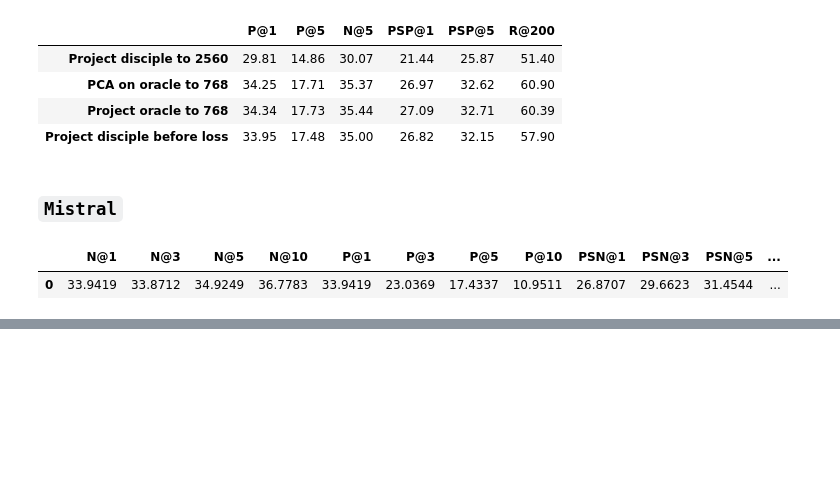
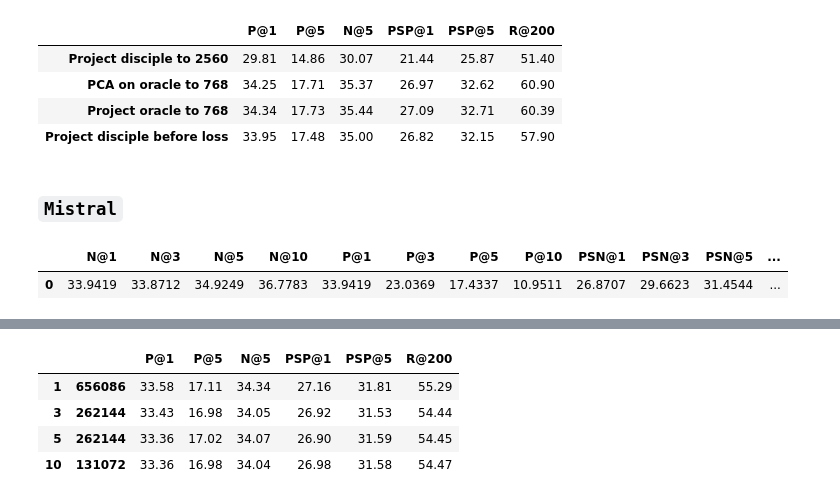
Before and after one commit to suchith720/medic, a Jupyter notebook: nbs/21_experiment-summary.ipynb, the cells around one changed output, grey strips where cells are left out. Cells and saved outputs as stored; diff of their text form; code cells hidden in the pictures; blank space fills up the shorter version.

```diff
--- a/nbs/21_experiment-summary.ipynb
+++ b/nbs/21_experiment-summary.ipynb
@@ -1596,0 +1692,14 @@ display_metric(m)
+# %%
+o = {
+    (1,656086): {'eval_N@1': 0.3358195126056671, 'eval_N@10': 0.36057910323143005, 'eval_N@3': 0.3336484134197235, 'eval_N@5': 0.34336698055267334, 'eval_P@1': 0.33581950821057377, 'eval_P@10': 0.10683716869000659, 'eval_P@3': 0.2266738022139014, 'eval_P@5': 0.1711179336959175, 'eval_PSN@1': 0.2715916931629181, 'eval_PSN@10': 0.3331030011177063, 'eval_PSN@3': 0.29618197679519653, 'eval_PSN@5': 0.31263086199760437, 'eval_PSP@1': 0.2715916920376442, 'eval_PSP@10': 0.3593320309853239, 'eval_PSP@3': 0.2958067577667262, 'eval_PSP@5': 0.3181034577857164, 'eval_R@10': 0.4050618362898574, 'eval_R@100': 0.5267324273903119, 'eval_R@200': 0.5528864837650455, 'eval_loss': 0.06298062950372696, 'eval_runtime': 135.6322, 'eval_samples_per_second': 1308.797, 'eval_steps_per_second': 0.818},
+    (3,262144): {'eval_N@1': 0.3343154191970825, 'eval_N@10': 0.3575563430786133, 'eval_N@3': 0.3310919404029846, 'eval_N@5': 0.340535044670105, 'eval_P@1': 0.334315409965355, 'eval_P@10': 0.10601639298091271, 'eval_P@3': 0.22501197081936766, 'eval_P@5': 0.16979410190705155, 'eval_PSN@1': 0.2692194879055023, 'eval_PSN@10': 0.32984310388565063, 'eval_PSN@3': 0.2933357059955597, 'eval_PSN@5': 0.30960020422935486, 'eval_PSP@1': 0.26921948244217064, 'eval_PSP@10': 0.3561381828094207, 'eval_PSP@3': 0.293181714514421, 'eval_PSP@5': 0.3152743126460847, 'eval_R@10': 0.40094304100057027, 'eval_R@100': 0.5190112927525291, 'eval_R@200': 0.5444350511707688, 'eval_loss': 0.0606948658823967, 'eval_runtime': 204.3293, 'eval_samples_per_second': 868.769, 'eval_steps_per_second': 0.543},
+    (5,262144): {'eval_N@1': 0.33361688256263733, 'eval_N@10': 0.3576197326183319, 'eval_N@3': 0.33111822605133057, 'eval_N@5': 0.3407019078731537, 'eval_P@1': 0.3336168774469763, 'eval_P@10': 0.10610032954965308, 'eval_P@3': 0.2253687481809087, 'eval_P@5': 0.17016590147328572, 'eval_PSN@1': 0.2689901292324066, 'eval_PSN@10': 0.3298194706439972, 'eval_PSN@3': 0.2933778464794159, 'eval_PSN@5': 0.30974823236465454, 'eval_PSP@1': 0.2689901329859684, 'eval_PSP@10': 0.3562547147442279, 'eval_PSP@3': 0.2935722614247161, 'eval_PSP@5': 0.3159205554382074, 'eval_R@10': 0.40144725854529195, 'eval_R@100': 0.518951081892315, 'eval_R@200': 0.5445238555195598, 'eval_loss': 0.06072795391082764, 'eval_runtime': 207.0757, 'eval_samples_per_second': 857.247, 'eval_steps_per_second': 0.536},
+    (10,131072): {'eval_N@1': 0.33361124992370605, 'eval_N@10': 0.35732367634773254, 'eval_N@3': 0.3310619294643402, 'eval_N@5': 0.34035301208496094, 'eval_P@1': 0.3336112441202152, 'eval_P@10': 0.10602709630175933, 'eval_P@3': 0.22521101503159568, 'eval_P@5': 0.1698132552180395, 'eval_PSN@1': 0.26979607343673706, 'eval_PSN@10': 0.330046683549881, 'eval_PSN@3': 0.2938570976257324, 'eval_PSN@5': 0.3100058138370514, 'eval_PSP@1': 0.26979608090033186, 'eval_PSP@10': 0.35628165881890284, 'eval_PSP@3': 0.29386967521440366, 'eval_PSP@5': 0.31576666806785764, 'eval_R@10': 0.40084419776979724, 'eval_R@100': 0.5187842370630878, 'eval_R@200': 0.5446777094313882, 'eval_loss': 0.060691915452480316, 'eval_runtime': 215.3083, 'eval_samples_per_second': 824.469, 'eval_steps_per_second': 0.516},
+}
+_display_metric(convert_df_and_remove_prefix(o)*100)
+# %% [output]
+|  |  | P@1 | P@5 | N@5 | PSP@1 | PSP@5 | R@200 |
+| 1 | 656086 | 33.58 | 17.11 | 34.34 | 27.16 | 31.81 | 55.29 |
+| 3 | 262144 | 33.43 | 16.98 | 34.05 | 26.92 | 31.53 | 54.44 |
+| 5 | 262144 | 33.36 | 17.02 | 34.07 | 26.90 | 31.59 | 54.45 |
+| 10 | 131072 | 33.36 | 16.98 | 34.04 | 26.98 | 31.58 | 54.47 |
```
Also changed, not shown: parts of 10 cells of this notebook.
